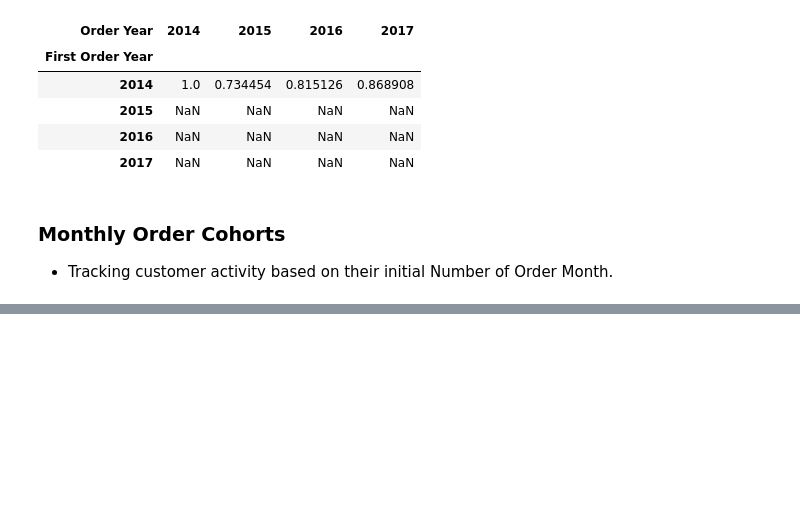
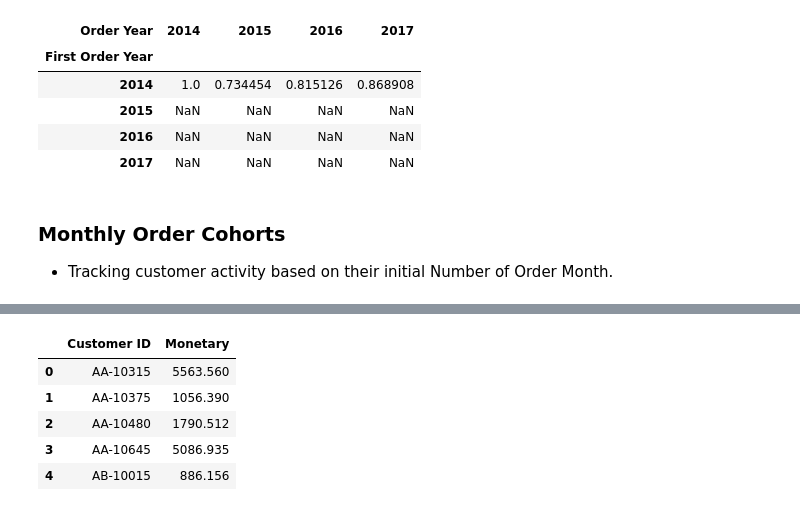
Before and after one commit to MarcelNazare/Superstore-Sales-Project, a Jupyter notebook: python/notebooks/statistical_analysis.ipynb, the cells around one changed output, grey strips where cells are left out. Cells and saved outputs as stored; diff of their text form; code cells hidden in the pictures; blank space fills up the shorter version.

```diff
--- a/python/notebooks/statistical_analysis.ipynb
+++ b/python/notebooks/statistical_analysis.ipynb
@@ -475,0 +516,13 @@ Retention rate by monthly cohort:
+# %%
+# Monetary – total sales per customer
+monetary = (df.groupby('Customer ID')['Sales']
+              .sum()
+              .reset_index(name='Monetary'))
+monetary.head()
+# %% [output]
+|  | Customer ID | Monetary |
+| 0 | AA-10315 | 5563.560 |
+| 1 | AA-10375 | 1056.390 |
+| 2 | AA-10480 | 1790.512 |
+| 3 | AA-10645 | 5086.935 |
+| 4 | AB-10015 | 886.156 |
```
Also changed, not shown: parts of 5 cells of this notebook.
